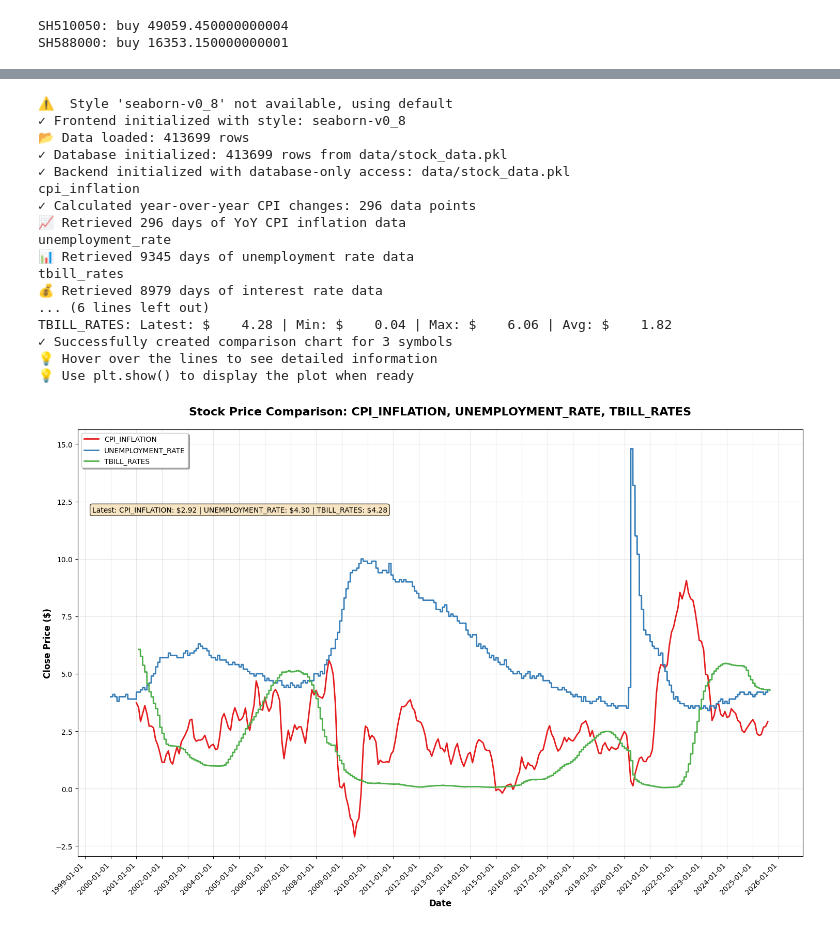
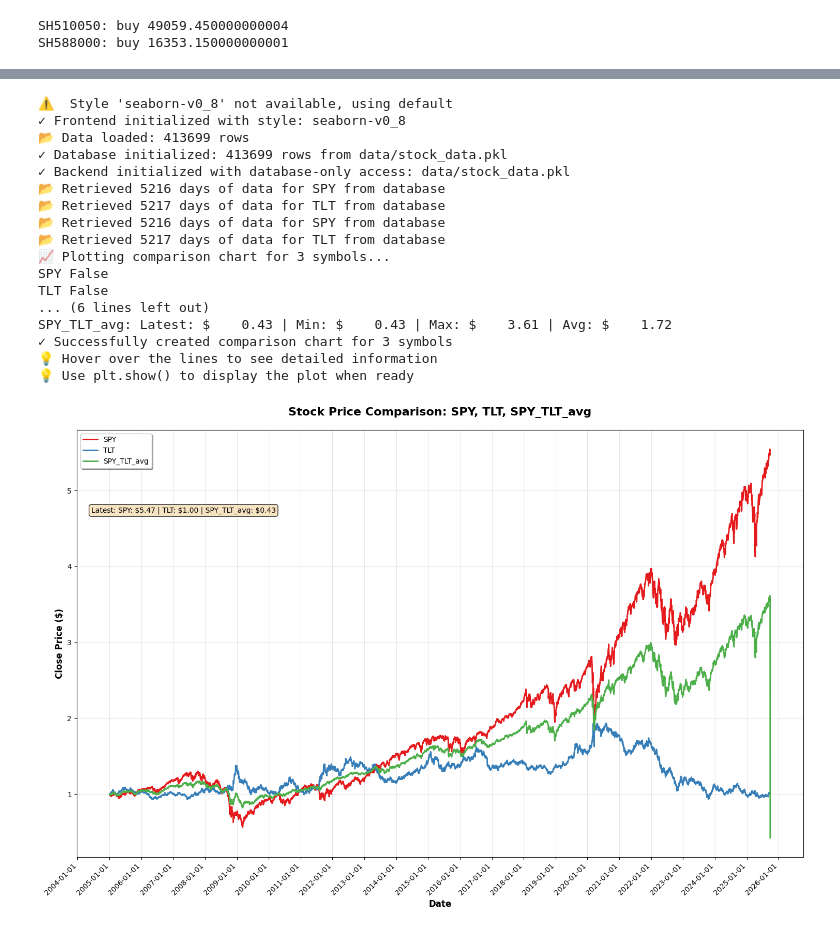
Before and after one commit to farrellsc/StockAnalysis, a Jupyter notebook: playground.ipynb, the cells around one changed output, grey strips where cells are left out. Drawn from its saved outputs; the diff is of its cells as text; code cells hidden in the pictures.

```diff
--- a/playground.ipynb
+++ b/playground.ipynb
@@ -399,21 +377,34 @@ dfs = plot_prices_projected(symbols=['spy', 'tlt'], weights=[0.5, 0.5], start_da
 # %%
-dfs = plot_prices(symbols=['CPI_INFLATION', 'UNEMPLOYMENT_RATE', 'TBILL_RATES'], start_date='2000-01-01', end_date='2025-12-01', normalize=False)
+from main import plot_prices, StockConfig
+
+dfs = plot_prices(
+    configs=[
+        # StockConfig(symbol='CPI_INFLATION'),
+        # StockConfig(symbol='TBILL_RATES'),
+        StockConfig(symbol='SPY', normalize=True),
+        StockConfig(symbol='TLT', normalize=True),
+    ],
+    projected=[
+        StockConfig(symbol="SPY_TLT_avg", weights={"SPY":0.5, "TLT":0.5}, normalize=True),
+    ],
+    start_date='2005-01-01', end_date='2025-12-01'
+)
 # %% [output]
 ⚠️  Style 'seaborn-v0_8' not available, using default
 ✓ Frontend initialized with style: seaborn-v0_8
 📂 Data loaded: 413699 rows
 ✓ Database initialized: 413699 rows from data/stock_data.pkl
 ✓ Backend initialized with database-only access: data/stock_data.pkl
-cpi_inflation
-✓ Calculated year-over-year CPI changes: 296 data points
-📈 Retrieved 296 days of YoY CPI inflation data
-unemployment_rate
-📊 Retrieved 9345 days of unemployment rate data
-tbill_rates
-💰 Retrieved 8979 days of interest rate data
+📂 Retrieved 5216 days of data for SPY from database
+📂 Retrieved 5217 days of data for TLT from database
+📂 Retrieved 5216 days of data for SPY from database
+📂 Retrieved 5217 days of data for TLT from database
+📈 Plotting comparison chart for 3 symbols...
+SPY False
+TLT False
 ... (6 lines left out)
-TBILL_RATES: Latest: $    4.28 | Min: $    0.04 | Max: $    6.06 | Avg: $    1.82
+SPY_TLT_avg: Latest: $    0.43 | Min: $    0.43 | Max: $    3.61 | Avg: $    1.72
 ✓ Successfully created comparison chart for 3 symbols
 💡 Hover over the lines to see detailed information
 💡 Use plt.show() to display the plot when ready
-[figure, old version]
+[figure, new version]
```
Also changed, not shown: parts of 5 cells of this notebook, 3 other files.
